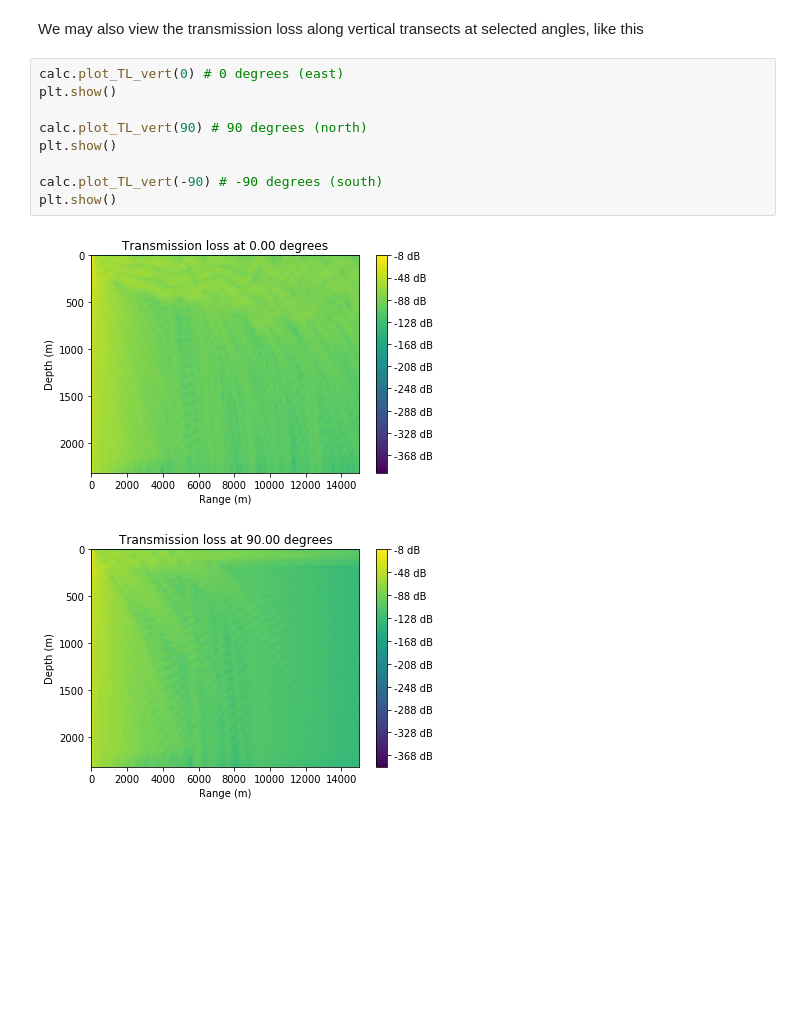
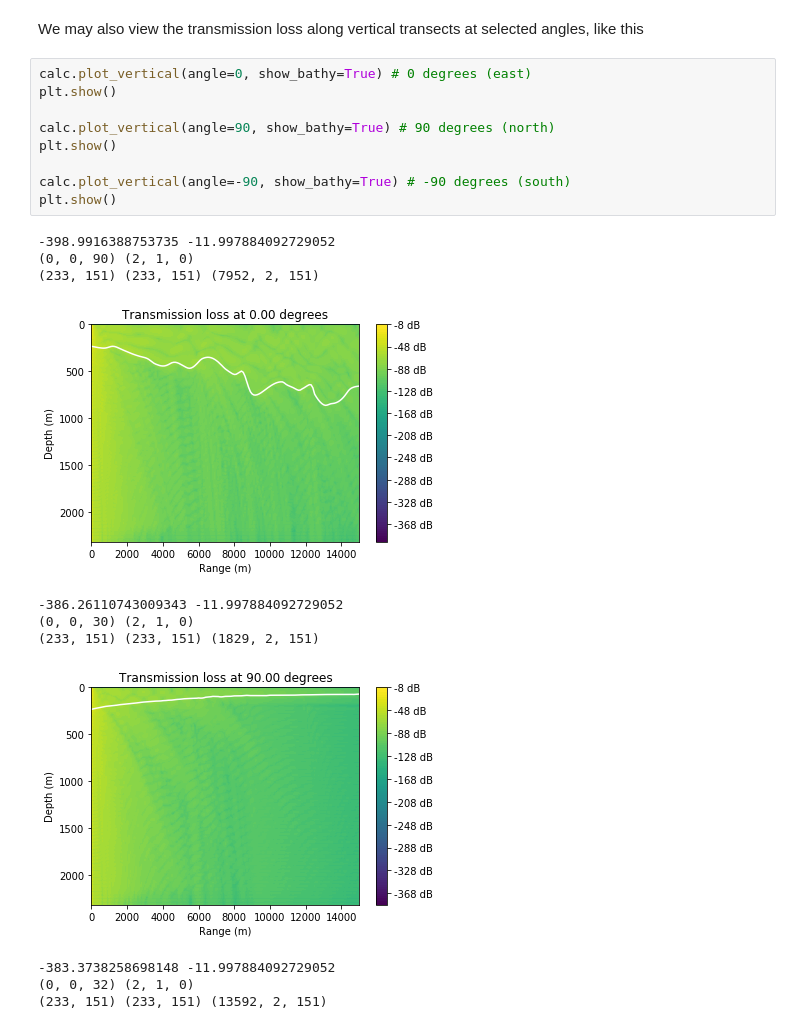
Before and after one commit to cxzhangqi/kadlu, a Jupyter notebook: docs/demo_notebooks/calc_tl.ipynb, the cells around one changed output. Cells and saved outputs as stored; diff of their text form; blank space fills up the shorter version.

```diff
--- a/docs/demo_notebooks/calc_tl.ipynb
+++ b/docs/demo_notebooks/calc_tl.ipynb
@@ -49,14 +49,23 @@ plt.show()
 # %% [markdown]
 We may also view the transmission loss along vertical transects at selected angles, like this
 # %%
-calc.plot_TL_vert(0) # 0 degrees (east)
+calc.plot_vertical(angle=0, show_bathy=True) # 0 degrees (east)
 plt.show()
 
-calc.plot_TL_vert(90) # 90 degrees (north)
+calc.plot_vertical(angle=90, show_bathy=True) # 90 degrees (north)
 plt.show()
 
-calc.plot_TL_vert(-90) # -90 degrees (south)
+calc.plot_vertical(angle=-90, show_bathy=True) # -90 degrees (south)
 plt.show()
 # %% [output]
+-398.9916388753735 -11.997884092729052
+(0, 0, 90) (2, 1, 0)
+(233, 151) (233, 151) (7952, 2, 151)
-[figure, old version]
+[figure, new version]
+-386.26110743009343 -11.997884092729052
+(0, 0, 30) (2, 1, 0)
+(233, 151) (233, 151) (1829, 2, 151)
-[figure, old version]
+[figure, new version]
+-383.3738258698148 -11.997884092729052
+(0, 0, 32) (2, 1, 0)
+(233, 151) (233, 151) (13592, 2, 151)
```
Also changed, not shown: parts of 3 cells of this notebook, 3 other files.
